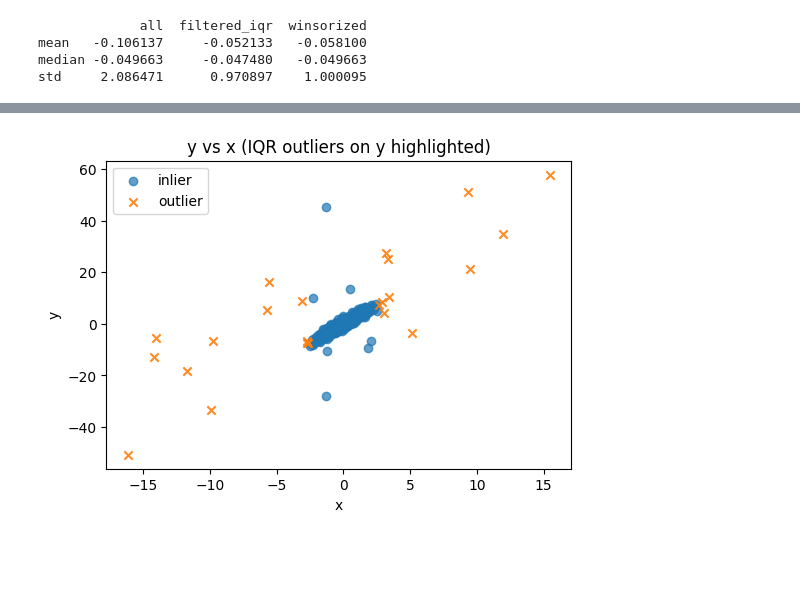
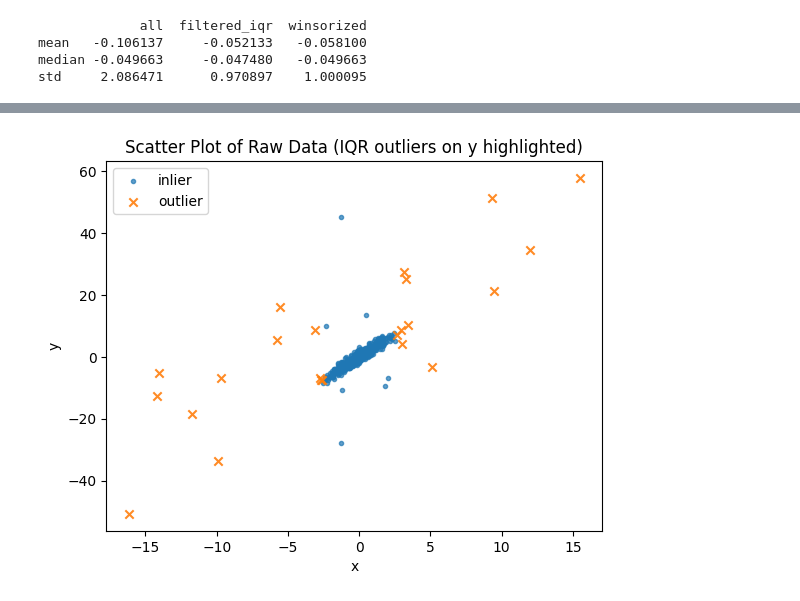
Before and after one commit to Ruilin0624/bootcamp_Ruilin_Yang, a Jupyter notebook: homework/stage7/notebook/stage07_outliers-risk-assumptions_homework-starter.ipynb, the cells around one changed output, grey strips where cells are left out. Cells and saved outputs as stored; diff of their text form; code cells hidden in the pictures; blank space fills up the shorter version.

```diff
--- a/homework/stage7/notebook/stage07_outliers-risk-assumptions_homework-starter.ipynb
+++ b/homework/stage7/notebook/stage07_outliers-risk-assumptions_homework-starter.ipynb
@@ -134,6 +155,9 @@ Data shape: (500, 2) — loaded CSV
 | 2 | -0.539972 | -3.113905 |
 | 3 | -1.260242 | -5.801234 |
 | 4 | -1.894621 | -5.222242 |
+# %%
+target_row = 'x'
+target_col = 'y'
 # %%
 #Create outlier flags
 
@@ -243,12 +290,14 @@ plt.show()
 # %%
-# Scatter highlighting IQR outliers on y
-plt.figure(figsize=(6,4))
-inliers = ~df["outlier_iqr"]
-plt.scatter(df.loc[inliers, "x"], df.loc[inliers, "y"], alpha=0.7, label="inlier")
-plt.scatter(df.loc[~inliers, "x"], df.loc[~inliers, "y"], alpha=0.9, marker="x", label="outlier")
+# Scatter Plot (Outlier highlighted)
 
-plt.title("y vs x (IQR outliers on y highlighted)")
+#no outliers
+inliers = ~df["outlier_iqr"] #keeps only rows where outlier_iqr is False
+
+plt.scatter(df.loc[inliers, target_row], df.loc[inliers, target_col], alpha=0.7, marker=".", label="inlier")
+plt.scatter(df.loc[~inliers, target_row], df.loc[~inliers, target_col], alpha=0.9, marker="x", label="outlier")
+
+plt.title("Scatter Plot of Raw Data (IQR outliers on y highlighted)")
 plt.xlabel("x"); plt.ylabel("y"); plt.legend()
 plt.show()
 # %% [output]
-[figure, old version]
+[figure, new version]
```
Also changed, not shown: parts of 8 cells of this notebook, 3 other files.
